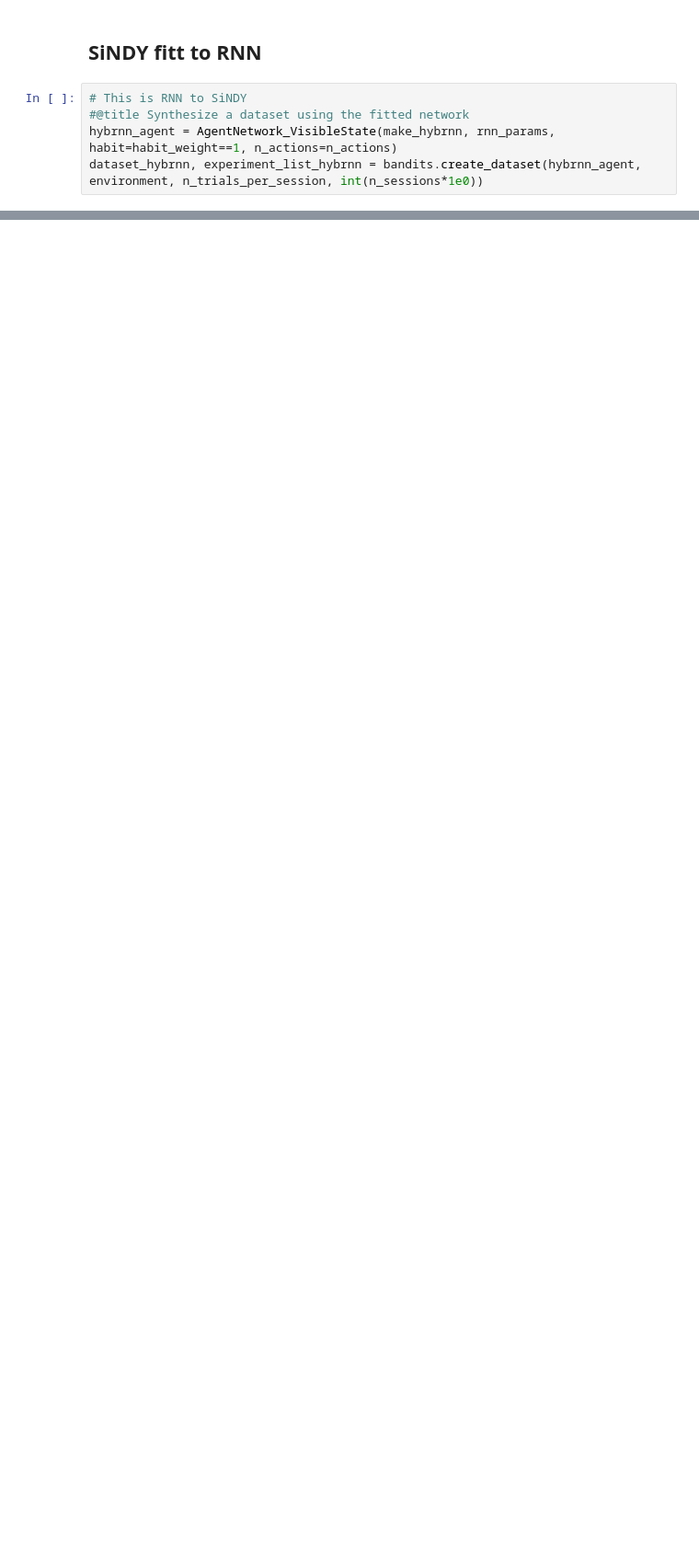
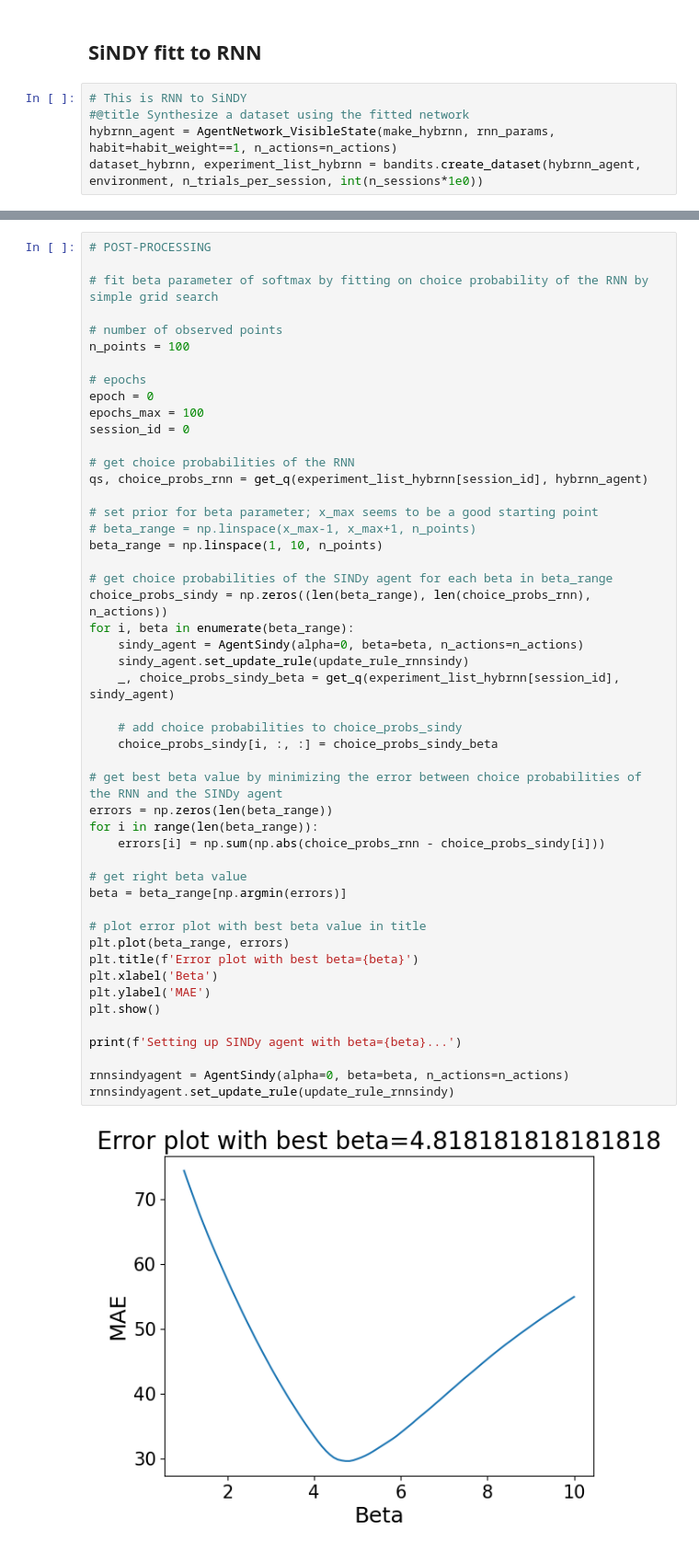
Before and after one commit to whyhardt/closedloop_rl, a Jupyter notebook: compartmentalize_notebook.ipynb, the cells around one changed output, grey strips where cells are left out. Shown at 92% size. Saved outputs shown, nothing was run; the diff lists cells and outputs as text; blank space fills up the shorter version.

Commit message:
plotting, preprocessing, analysis sections added

```diff
--- a/compartmentalize_notebook.ipynb
+++ b/compartmentalize_notebook.ipynb
@@ -468,0 +545,51 @@ Sparsity index: 0.7
+# %%
+# POST-PROCESSING
+
+# fit beta parameter of softmax by fitting on choice probability of the RNN by simple grid search
+
+# number of observed points
+n_points = 100
+
+# epochs
+epoch = 0
+epochs_max = 100
+session_id = 0
+
+# get choice probabilities of the RNN
+qs, choice_probs_rnn = get_q(experiment_list_hybrnn[session_id], hybrnn_agent)
+
+# set prior for beta parameter; x_max seems to be a good starting point
+# beta_range = np.linspace(x_max-1, x_max+1, n_points)
+beta_range = np.linspace(1, 10, n_points)
+
+# get choice probabilities of the SINDy agent for each beta in beta_range
+choice_probs_sindy = np.zeros((len(beta_range), len(choice_probs_rnn), n_actions))
+for i, beta in enumerate(beta_range):
+    sindy_agent = AgentSindy(alpha=0, beta=beta, n_actions=n_actions)
+    sindy_agent.set_update_rule(update_rule_rnnsindy)
+    _, choice_probs_sindy_beta = get_q(experiment_list_hybrnn[session_id], sindy_agent)
+
+    # add choice probabilities to choice_probs_sindy
+    choice_probs_sindy[i, :, :] = choice_probs_sindy_beta
+
+# get best beta value by minimizing the error between choice probabilities of the RNN and the SINDy agent
+errors = np.zeros(len(beta_range))
+for i in range(len(beta_range)):
+    errors[i] = np.sum(np.abs(choice_probs_rnn - choice_probs_sindy[i]))
+
+# get right beta value
+beta = beta_range[np.argmin(errors)]
+
+# plot error plot with best beta value in title
+plt.plot(beta_range, errors)
+plt.title(f'Error plot with best beta={beta}')
+plt.xlabel('Beta')
+plt.ylabel('MAE')
+plt.show()
+
+print(f'Setting up SINDy agent with beta={beta}...')
+
+rnnsindyagent = AgentSindy(alpha=0, beta=beta, n_actions=n_actions)
+rnnsindyagent.set_update_rule(update_rule_rnnsindy)
+# %% [output]
+[figure, added]
```
Also changed, not shown: parts of 16 cells of this notebook.
